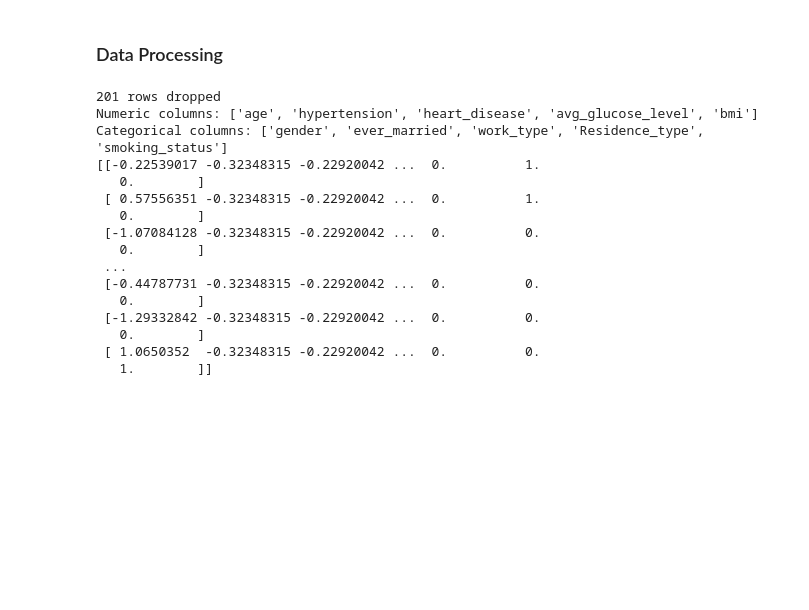
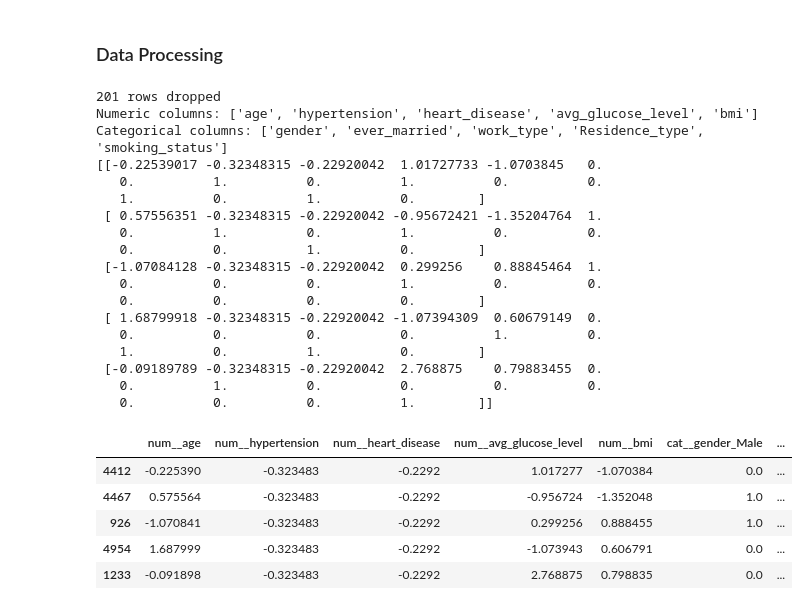
Before and after one commit to Liu-Dennis/stroke-prediction-ml, a Jupyter notebook: main.ipynb, the cells around one changed output. Drawn from its saved outputs; the diff is of its cells as text; code cells hidden in the pictures; blank space fills up the shorter version.

```diff
--- a/main.ipynb
+++ b/main.ipynb
@@ -309,21 +309,41 @@ X_test_processed = preprocessor.transform(X_test)
 # test_genders = set(X_test["gender"].unique())
 # print("In test but not train:", test_genders - train_genders)
 
-print(X_train_processed)
+print(X_train_processed[:5])
 # %% [output]
 201 rows dropped
 Numeric columns: ['age', 'hypertension', 'heart_disease', 'avg_glucose_level', 'bmi']
 Categorical columns: ['gender', 'ever_married', 'work_type', 'Residence_type', 'smoking_status']
-[[-0.22539017 -0.32348315 -0.22920042 ...  0.          1.
-   0.        ]
- [ 0.57556351 -0.32348315 -0.22920042 ...  0.          1.
-   0.        ]
- [-1.07084128 -0.32348315 -0.22920042 ...  0.          0.
-   0.        ]
- ...
- [-0.44787731 -0.32348315 -0.22920042 ...  0.          0.
-   0.        ]
- [-1.29332842 -0.32348315 -0.22920042 ...  0.          0.
-   0.        ]
- [ 1.0650352  -0.32348315 -0.22920042 ...  0.          0.
-   1.        ]]
+[[-0.22539017 -0.32348315 -0.22920042  1.01727733 -1.0703845   0.
+   0.          1.          0.          1.          0.          0.
+   1.          0.          1.          0.        ]
+ [ 0.57556351 -0.32348315 -0.22920042 -0.95672421 -1.35204764  1.
+   0.          1.          0.          1.          0.          0.
+   0.          0.          1.          0.        ]
+ [-1.07084128 -0.32348315 -0.22920042  0.299256    0.88845464  1.
+   0.          0.          0.          1.          0.          0.
+   0.          0.          0.          0.        ]
+ [ 1.68799918 -0.32348315 -0.22920042 -1.07394309  0.60679149  0.
+   0.          0.          0.          0.          1.          0.
+   1.          0.          1.          0.        ]
+ [-0.09189789 -0.32348315 -0.22920042  2.768875    0.79883455  0.
+   0.          1.          0.          0.          0.          0.
+   0.          0.          0.          1.        ]]
+# %%
+# View data
+feature_names = preprocessor.get_feature_names_out()
+
+X_train_df = pd.DataFrame(
+    X_train_processed.toarray() if hasattr(X_train_processed, "toarray") else X_train_processed,
+    columns=feature_names,
+    index=X_train.index
+)
+
+X_train_df.head()
+# %% [output]
+|  | num__age | num__hypertension | num__heart_disease | num__avg_glucose_level | num__bmi | cat__gender_Male | ... |
+| 4412 | -0.225390 | -0.323483 | -0.2292 | 1.017277 | -1.070384 | 0.0 | ... |
+| 4467 | 0.575564 | -0.323483 | -0.2292 | -0.956724 | -1.352048 | 1.0 | ... |
+| 926 | -1.070841 | -0.323483 | -0.2292 | 0.299256 | 0.888455 | 1.0 | ... |
+| 4954 | 1.687999 | -0.323483 | -0.2292 | -1.073943 | 0.606791 | 0.0 | ... |
+| 1233 | -0.091898 | -0.323483 | -0.2292 | 2.768875 | 0.798835 | 0.0 | ... |
```
Also changed, not shown: parts of 4 cells of this notebook.
